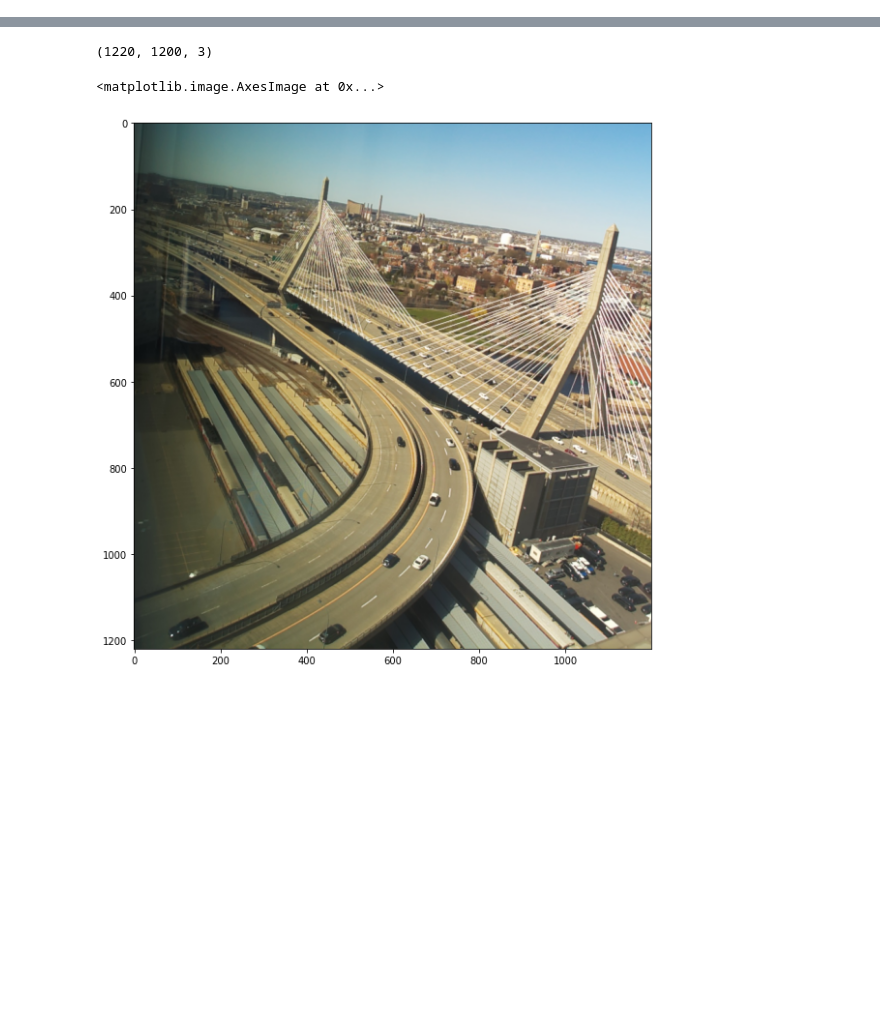
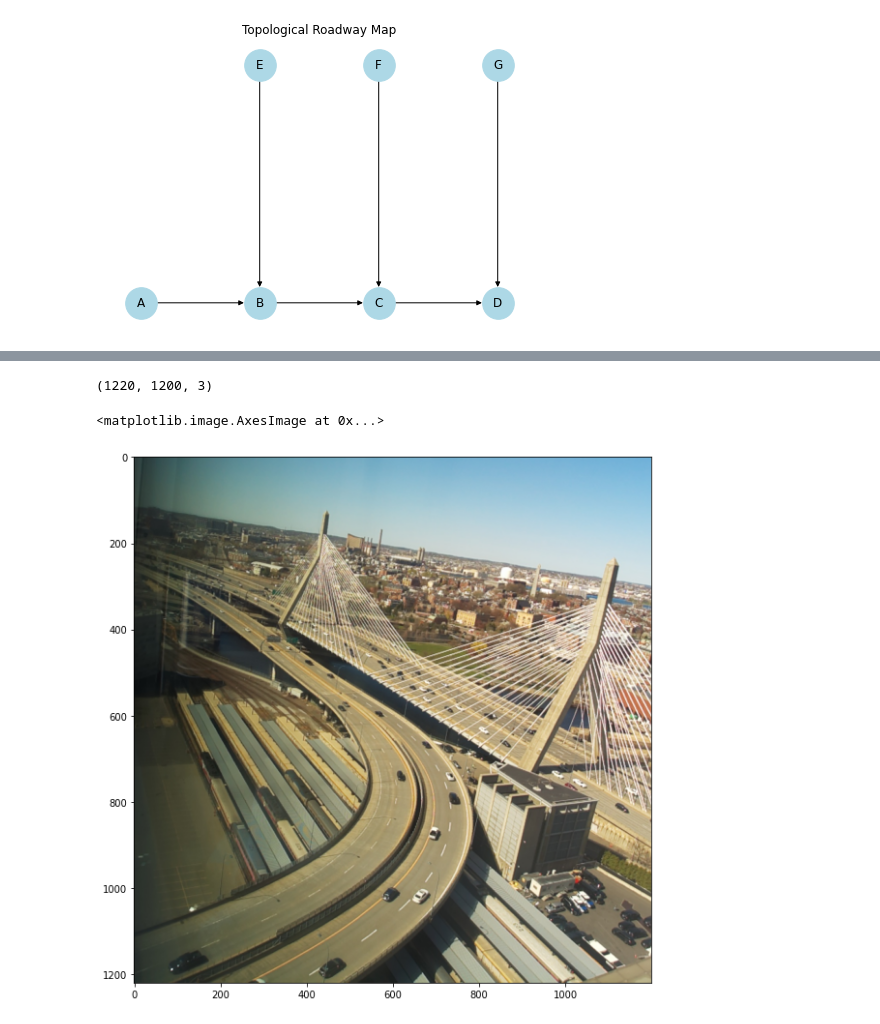
Before and after one commit to robertej19/EyeCandy, a Jupyter notebook: cvtesting-2.ipynb, the cells around one changed output, grey strips where cells are left out. Drawn from its saved outputs; the diff is of its cells as text; code cells hidden in the pictures; blank space fills up the shorter version.

```diff
--- a/cvtesting-2.ipynb
+++ b/cvtesting-2.ipynb
@@ -4,3 +4,35 @@ import matplotlib.pyplot as plt
 import numpy as np
 import os
 import sys
+# %%
+import networkx as nx
+import matplotlib.pyplot as plt
+
+# Create a directed graph
+G = nx.DiGraph()
+
+# Add nodes (intersections/road points)
+nodes = ['A', 'B', 'C', 'D', 'E', 'F', 'G']
+G.add_nodes_from(nodes)
+
+# Add edges (road connections)
+edges = [
+    ('A', 'B'), ('B', 'C'), ('C', 'D'),  # Main road
+    ('E', 'B'),  # Side road 1 merges into B
+    ('F', 'C'),  # Side road 2 merges into C
+    ('G', 'D')   # Side road 3 merges into D
+]
+G.add_edges_from(edges)
+
+# Positioning for nicer layout
+pos = {
+    'A': (0, 3), 'B': (1, 3), 'C': (2, 3), 'D': (3, 3),
+    'E': (1, 4), 'F': (2, 4), 'G': (3, 4)
+}
+
+# Draw the graph
+nx.draw(G, pos, with_labels=True, arrows=True, node_color='lightblue', node_size=1000, font_size=12)
+plt.title("Topological Roadway Map")
+plt.show()
+# %% [output]
+[figure, added]
```
Also changed, not shown: parts of 1 cell of this notebook, 3 other files.
